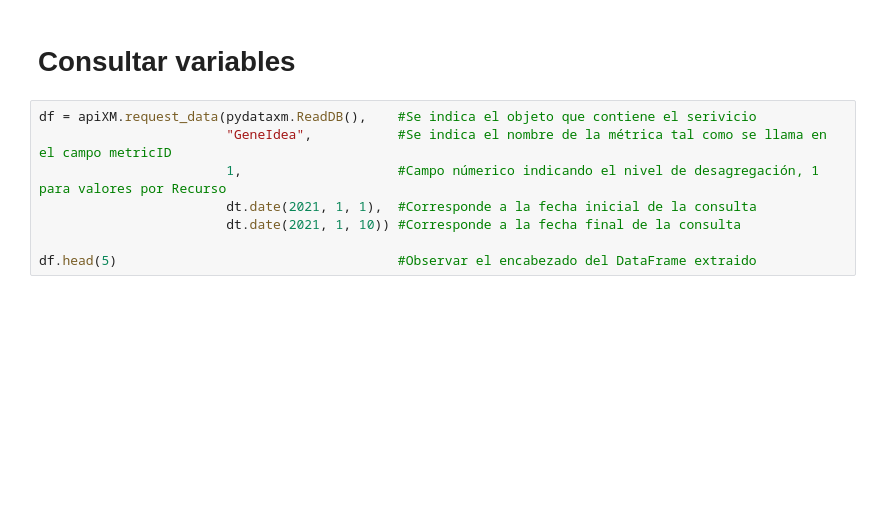
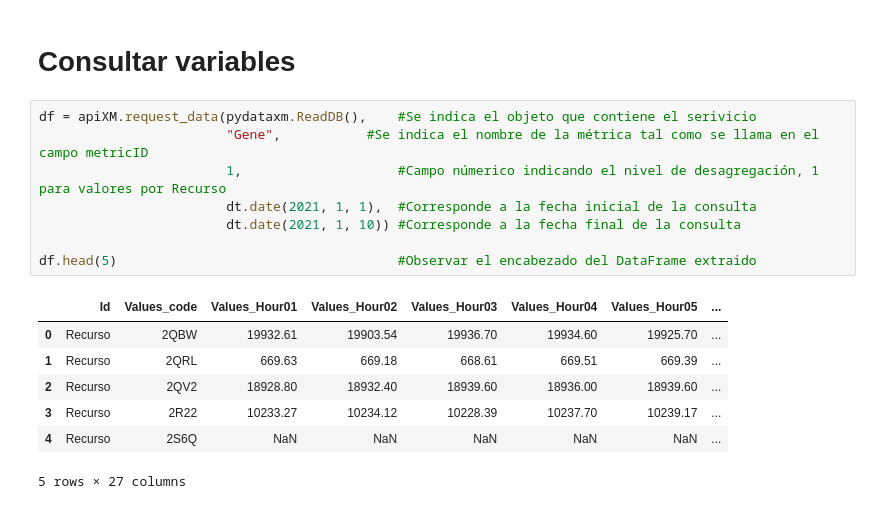
Before and after one commit to EquipoAnaliticaXM/API_XM, a Jupyter notebook: examples/data_extraction_using_pydataxm_using_library.ipynb, the cells around one changed output. Saved outputs shown, nothing was run; the diff lists cells and outputs as text; blank space fills up the shorter version.

```diff
--- a/examples/data_extraction_using_pydataxm_using_library.ipynb
+++ b/examples/data_extraction_using_pydataxm_using_library.ipynb
@@ -49,12 +68,20 @@ df
 # Consultar variables
 # %%
 df = apiXM.request_data(pydataxm.ReadDB(),    #Se indica el objeto que contiene el serivicio
-                        "GeneIdea",           #Se indica el nombre de la métrica tal como se llama en el campo metricID
+                        "Gene",           #Se indica el nombre de la métrica tal como se llama en el campo metricID
                         1,                    #Campo númerico indicando el nivel de desagregación, 1 para valores por Recurso
                         dt.date(2021, 1, 1),  #Corresponde a la fecha inicial de la consulta
                         dt.date(2021, 1, 10)) #Corresponde a la fecha final de la consulta
 
 df.head(5)                                    #Observar el encabezado del DataFrame extraido
+# %% [output]
+|  | Id | Values_code | Values_Hour01 | Values_Hour02 | Values_Hour03 | Values_Hour04 | Values_Hour05 | ... |
+| 0 | Recurso | 2QBW | 19932.61 | 19903.54 | 19936.70 | 19934.60 | 19925.70 | ... |
+| 1 | Recurso | 2QRL | 669.63 | 669.18 | 668.61 | 669.51 | 669.39 | ... |
+| 2 | Recurso | 2QV2 | 18928.80 | 18932.40 | 18939.60 | 18936.00 | 18939.60 | ... |
+| 3 | Recurso | 2R22 | 10233.27 | 10234.12 | 10228.39 | 10237.70 | 10239.17 | ... |
+| 4 | Recurso | 2S6Q | NaN | NaN | NaN | NaN | NaN | ... |
+5 rows × 27 columns
 # %%
 df = apiXM.request_data(pydataxm.ReadDB(),    #Se indica el objeto que contiene el serivicio
                         "RestAliv",           #Se indica el nombre de la métrica tal como se llama en el campo metricID
```
Also changed, not shown: parts of 7 cells of this notebook, 3 other files.
